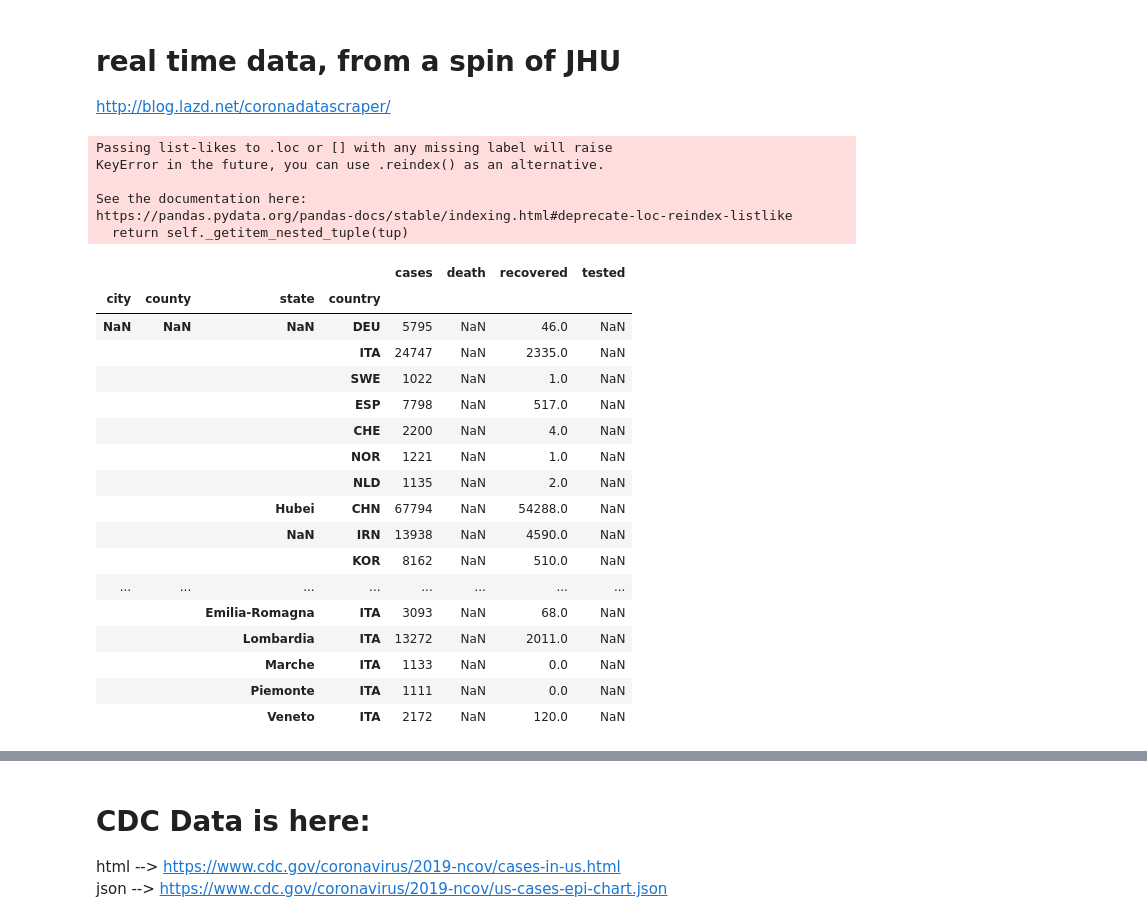
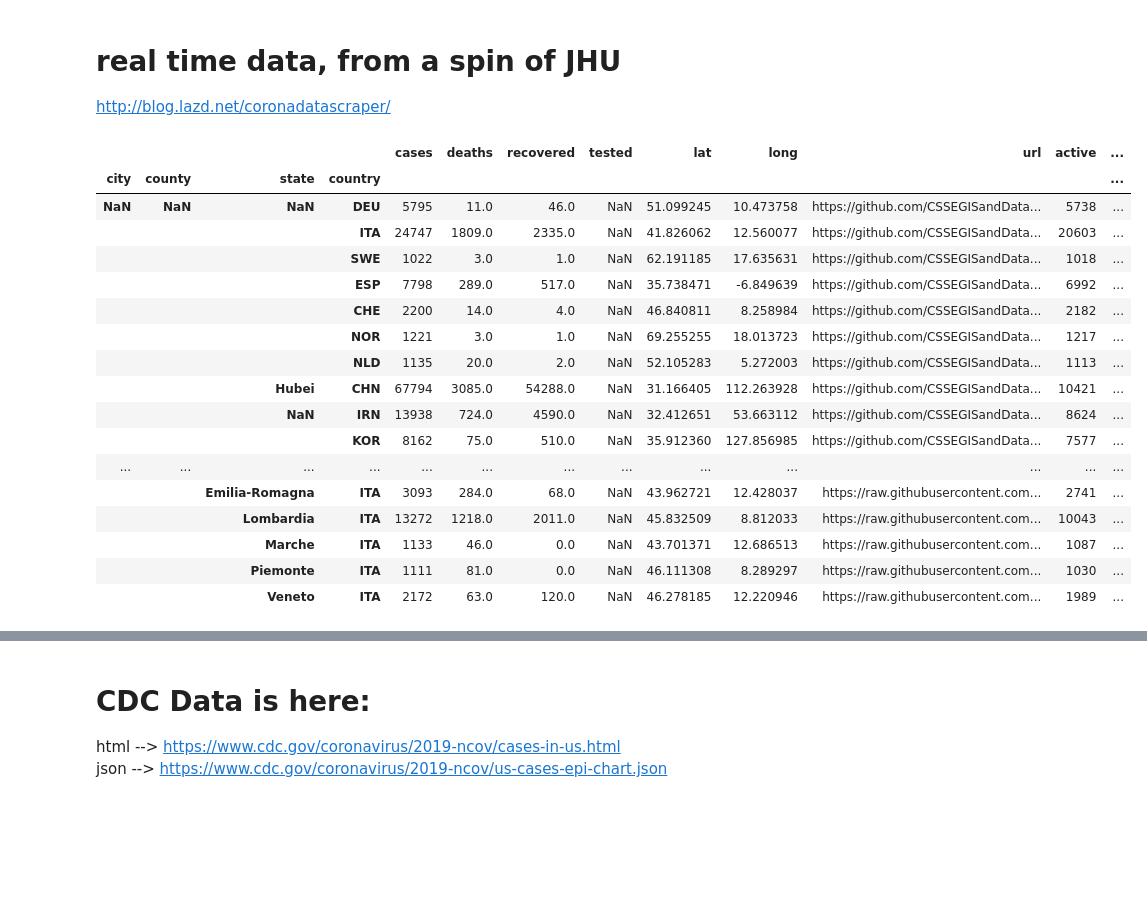
Before and after one commit to raysalem/sars-cov-19, a Jupyter notebook: cov-19.ipynb, the cells around one changed output, grey strips where cells are left out. Cells and saved outputs as stored; diff of their text form; code cells hidden in the pictures; blank space fills up the shorter version.

```diff
--- a/cov-19.ipynb
+++ b/cov-19.ipynb
@@ -50,41 +50,35 @@ http://blog.lazd.net/coronadatascraper/
 # %%
 df = pd.read_csv("http://blog.lazd.net/coronadatascraper/data.csv",parse_dates=True)
 dataCS =df.set_index(["city","county","state","country"])
 
 
 #use index slice for more easy/clean access
 idx = pd.IndexSlice
 
-IClmns= idx["cases","death","recovered","tested"]
+IClmns= idx["cases","death","recovered","tested",'url']
 
 
 ctrMask = dataCS["cases"] > 1000
-dataCS.loc[idx[:,:, :, ctrMask],IClmns]
+dataCS.loc[idx[:,:, :, ctrMask],:]
 # %% [output]
-Passing list-likes to .loc or [] with any missing label will raise
-KeyError in the future, you can use .reindex() as an alternative.
-
-See the documentation here:
-https://pandas.pydata.org/pandas-docs/stable/indexing.html#deprecate-loc-reindex-listlike
-  return self._getitem_nested_tuple(tup)
-|  |  |  |  | cases | death | recovered | tested |
-| city | county | state | country |  |  |  |  |
-| NaN | NaN | NaN | DEU | 5795 | NaN | 46.0 | NaN |
-|  |  |  | ITA | 24747 | NaN | 2335.0 | NaN |
-|  |  |  | SWE | 1022 | NaN | 1.0 | NaN |
-|  |  |  | ESP | 7798 | NaN | 517.0 | NaN |
-|  |  |  | CHE | 2200 | NaN | 4.0 | NaN |
-|  |  |  | NOR | 1221 | NaN | 1.0 | NaN |
-|  |  |  | NLD | 1135 | NaN | 2.0 | NaN |
-|  |  | Hubei | CHN | 67794 | NaN | 54288.0 | NaN |
-|  |  | NaN | IRN | 13938 | NaN | 4590.0 | NaN |
-|  |  |  | KOR | 8162 | NaN | 510.0 | NaN |
-| ... | ... | ... | ... | ... | ... | ... | ... |
-|  |  | Emilia-Romagna | ITA | 3093 | NaN | 68.0 | NaN |
-|  |  | Lombardia | ITA | 13272 | NaN | 2011.0 | NaN |
-|  |  | Marche | ITA | 1133 | NaN | 0.0 | NaN |
-|  |  | Piemonte | ITA | 1111 | NaN | 0.0 | NaN |
-|  |  | Veneto | ITA | 2172 | NaN | 120.0 | NaN |
+|  |  |  |  | cases | deaths | recovered | tested | lat | long | url | active | ... |
+| city | county | state | country |  |  |  |  |  |  |  |  | ... |
+| NaN | NaN | NaN | DEU | 5795 | 11.0 | 46.0 | NaN | 51.099245 | 10.473758 | https://github.com/CSSEGISandData... | 5738 | ... |
+|  |  |  | ITA | 24747 | 1809.0 | 2335.0 | NaN | 41.826062 | 12.560077 | https://github.com/CSSEGISandData... | 20603 | ... |
+|  |  |  | SWE | 1022 | 3.0 | 1.0 | NaN | 62.191185 | 17.635631 | https://github.com/CSSEGISandData... | 1018 | ... |
+|  |  |  | ESP | 7798 | 289.0 | 517.0 | NaN | 35.738471 | -6.849639 | https://github.com/CSSEGISandData... | 6992 | ... |
+|  |  |  | CHE | 2200 | 14.0 | 4.0 | NaN | 46.840811 | 8.258984 | https://github.com/CSSEGISandData... | 2182 | ... |
+|  |  |  | NOR | 1221 | 3.0 | 1.0 | NaN | 69.255255 | 18.013723 | https://github.com/CSSEGISandData... | 1217 | ... |
+|  |  |  | NLD | 1135 | 20.0 | 2.0 | NaN | 52.105283 | 5.272003 | https://github.com/CSSEGISandData... | 1113 | ... |
+|  |  | Hubei | CHN | 67794 | 3085.0 | 54288.0 | NaN | 31.166405 | 112.263928 | https://github.com/CSSEGISandData... | 10421 | ... |
+|  |  | NaN | IRN | 13938 | 724.0 | 4590.0 | NaN | 32.412651 | 53.663112 | https://github.com/CSSEGISandData... | 8624 | ... |
+|  |  |  | KOR | 8162 | 75.0 | 510.0 | NaN | 35.912360 | 127.856985 | https://github.com/CSSEGISandData... | 7577 | ... |
+| ... | ... | ... | ... | ... | ... | ... | ... | ... | ... | ... | ... | ... |
+|  |  | Emilia-Romagna | ITA | 3093 | 284.0 | 68.0 | NaN | 43.962721 | 12.428037 | https://raw.githubusercontent.com... | 2741 | ... |
+|  |  | Lombardia | ITA | 13272 | 1218.0 | 2011.0 | NaN | 45.832509 | 8.812033 | https://raw.githubusercontent.com... | 10043 | ... |
+|  |  | Marche | ITA | 1133 | 46.0 | 0.0 | NaN | 43.701371 | 12.686513 | https://raw.githubusercontent.com... | 1087 | ... |
+|  |  | Piemonte | ITA | 1111 | 81.0 | 0.0 | NaN | 46.111308 | 8.289297 | https://raw.githubusercontent.com... | 1030 | ... |
+|  |  | Veneto | ITA | 2172 | 63.0 | 120.0 | NaN | 46.278185 | 12.220946 | https://raw.githubusercontent.com... | 1989 | ... |
 # %%
 idx = pd.IndexSlice
 
```
Also changed, not shown: parts of 4 cells of this notebook.
